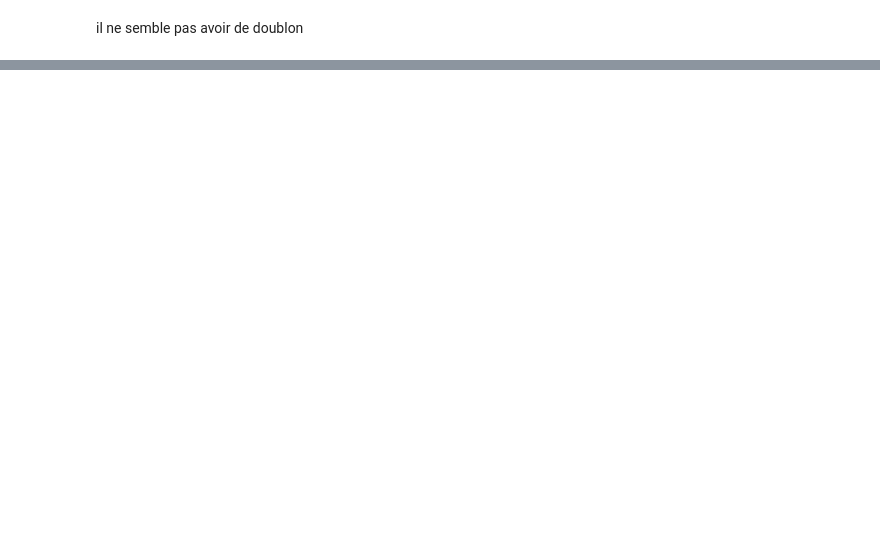
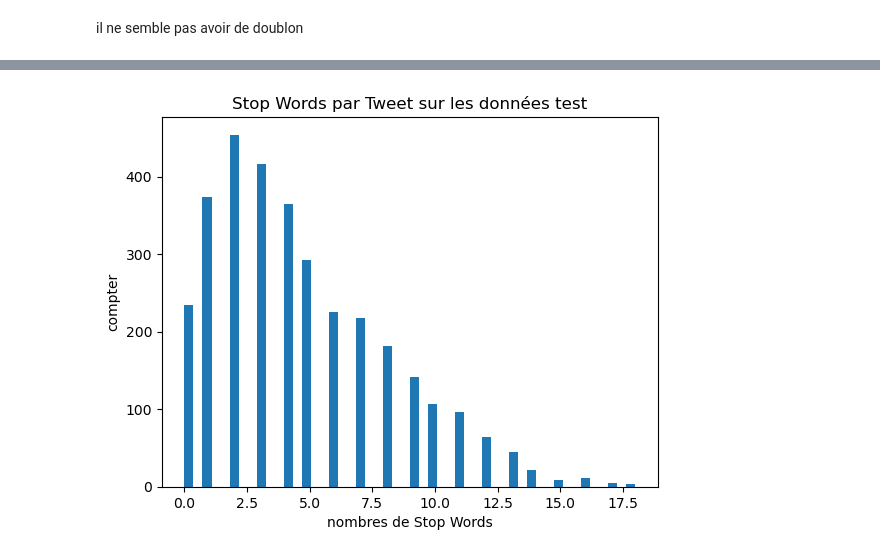
Before and after one commit to roux-michon-stehane/Eye-of-the-Emergency-projet-, a Jupyter notebook: Eye_of_the_Emergency_Notebook .ipynb, the cells around one changed output, grey strips where cells are left out. Cells and saved outputs as stored; diff of their text form; code cells hidden in the pictures; blank space fills up the shorter version.

```diff
--- a/Eye_of_the_Emergency_Notebook .ipynb
+++ b/Eye_of_the_Emergency_Notebook .ipynb
@@ -404,0 +374,9 @@ df_test
+# %%
+df_test['stop_words_count'] = df_test['text'].apply(lambda x: len([word for word in word_tokenize(x.lower()) if word in stop_words]))
+plt.hist(df_test['stop_words_count'], bins=50)
+plt.title('Stop Words par Tweet sur les données test')
+plt.xlabel('nombres de Stop Words')
+plt.ylabel('compter')
+plt.show()
+# %% [output]
+[figure, added]
```
Also changed, not shown: parts of 53 cells of this notebook.
